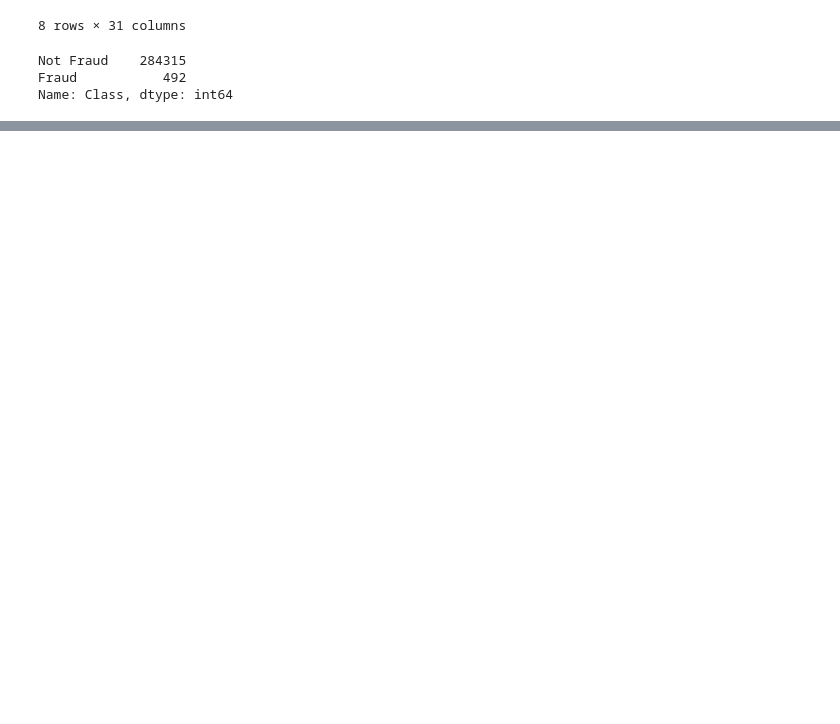
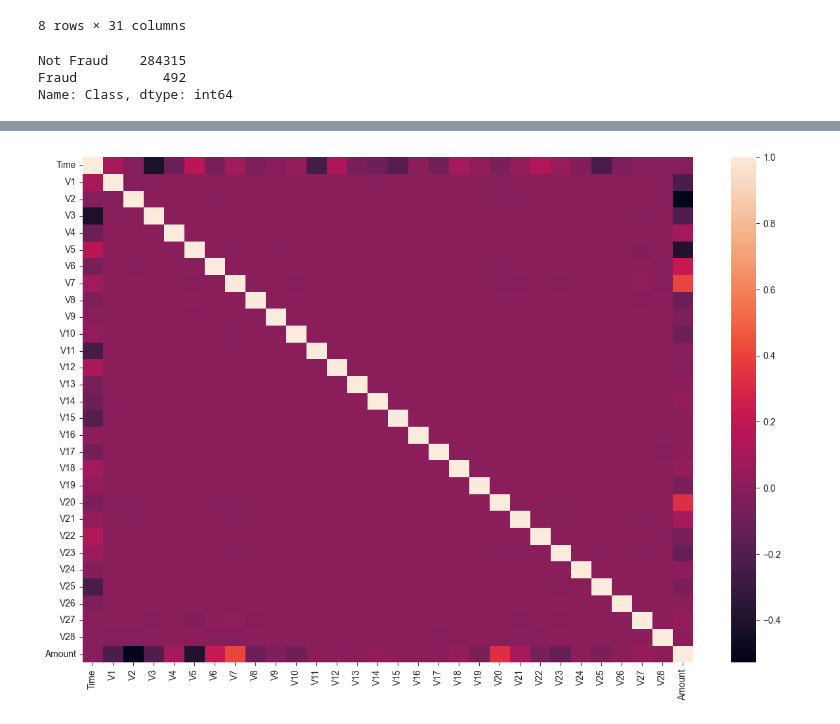
Before and after one commit to david-meltzer/ML_finance, a Jupyter notebook: personal/credit_card_fraud.ipynb, the cells around one changed output, grey strips where cells are left out. Cells and saved outputs as stored; diff of their text form; code cells hidden in the pictures; blank space fills up the shorter version.

```diff
--- a/personal/credit_card_fraud.ipynb
+++ b/personal/credit_card_fraud.ipynb
@@ -96,0 +169,6 @@ plt.show()
+# %%
+f, ax = plt.subplots(figsize=(15,10))
+sns.heatmap(X_train.corr());
+plt.show()
+# %% [output]
+[figure, added]
```
Also changed, not shown: parts of 42 cells of this notebook, 9 other files.
